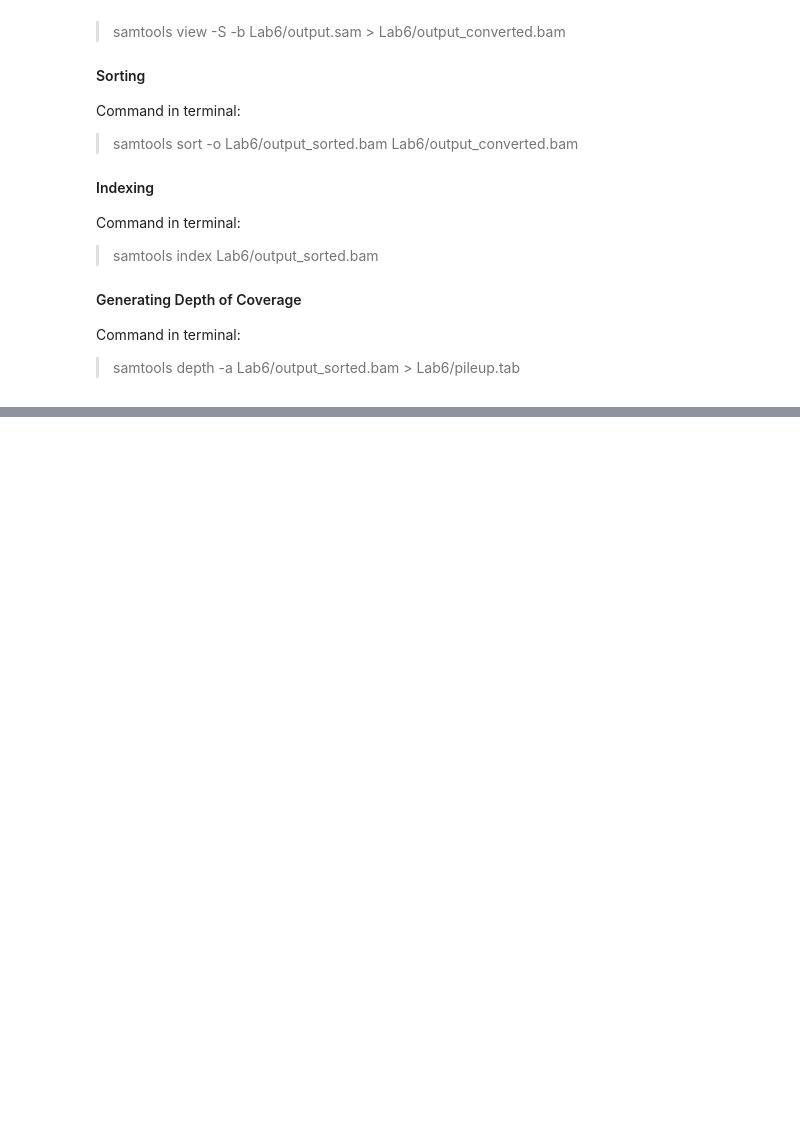
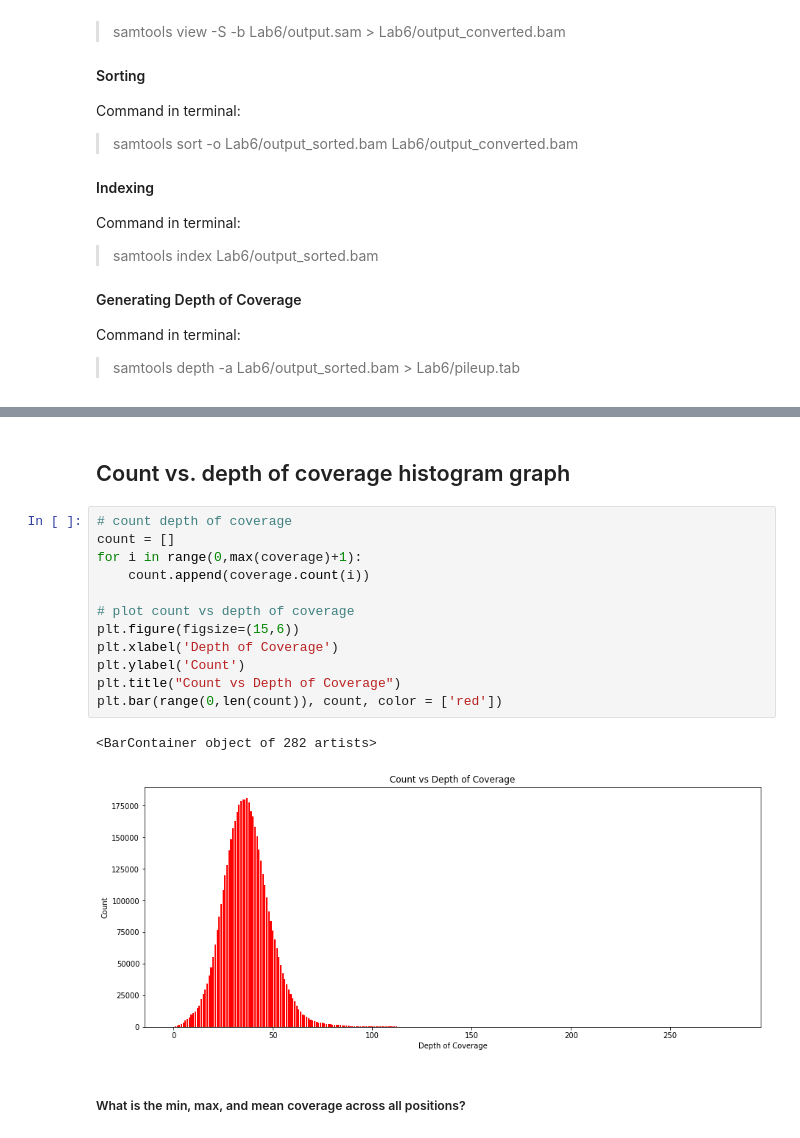
Before and after one commit to naserabd/bioe131lab6, a Jupyter notebook: Lab_6.ipynb, the cells around one changed output, grey strips where cells are left out. Cells and saved outputs as stored; diff of their text form; blank space fills up the shorter version.

```diff
--- a/Lab_6.ipynb
+++ b/Lab_6.ipynb
@@ -99,0 +104,19 @@ Text(0, 0.5, 'Word Count')
+# %% [markdown]
+## Count vs. depth of coverage histogram graph
+# %%
+# count depth of coverage
+count = []
+for i in range(0,max(coverage)+1):
+    count.append(coverage.count(i))
+
+# plot count vs depth of coverage
+plt.figure(figsize=(15,6))
+plt.xlabel('Depth of Coverage')
+plt.ylabel('Count')
+plt.title("Count vs Depth of Coverage")
+plt.bar(range(0,len(count)), count, color = ['red'])
+# %% [output]
+<BarContainer object of 282 artists>
+[figure, added]
+# %% [markdown]
+##### What is the min, max, and mean coverage across all positions?
```
Also changed, not shown: parts of 7 cells of this notebook.
